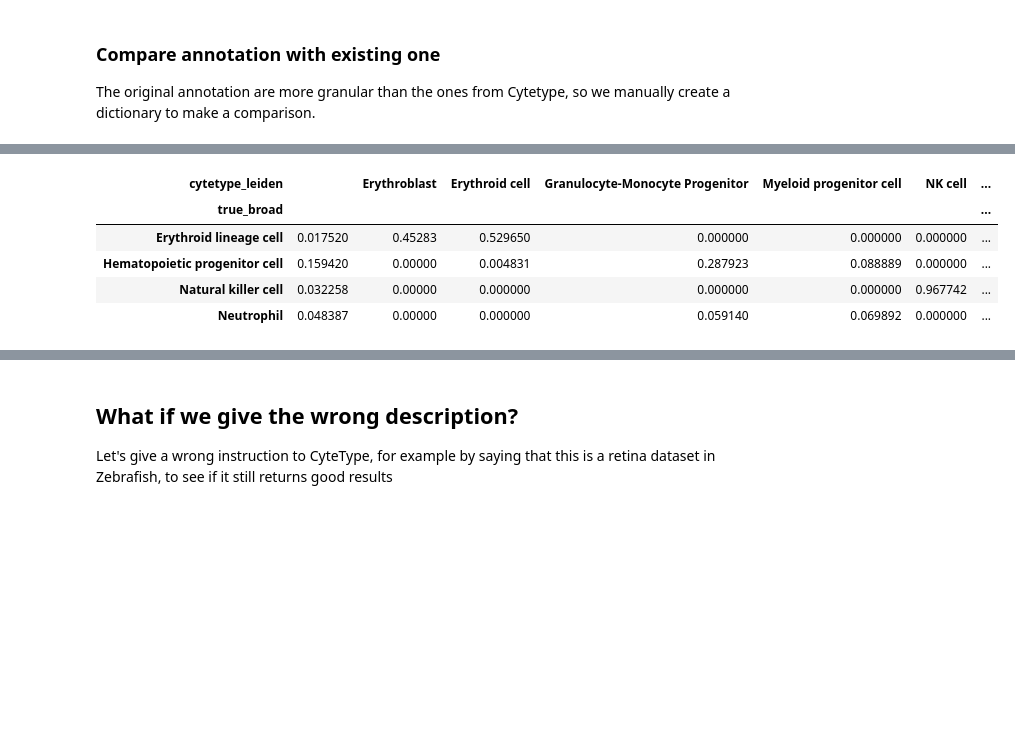
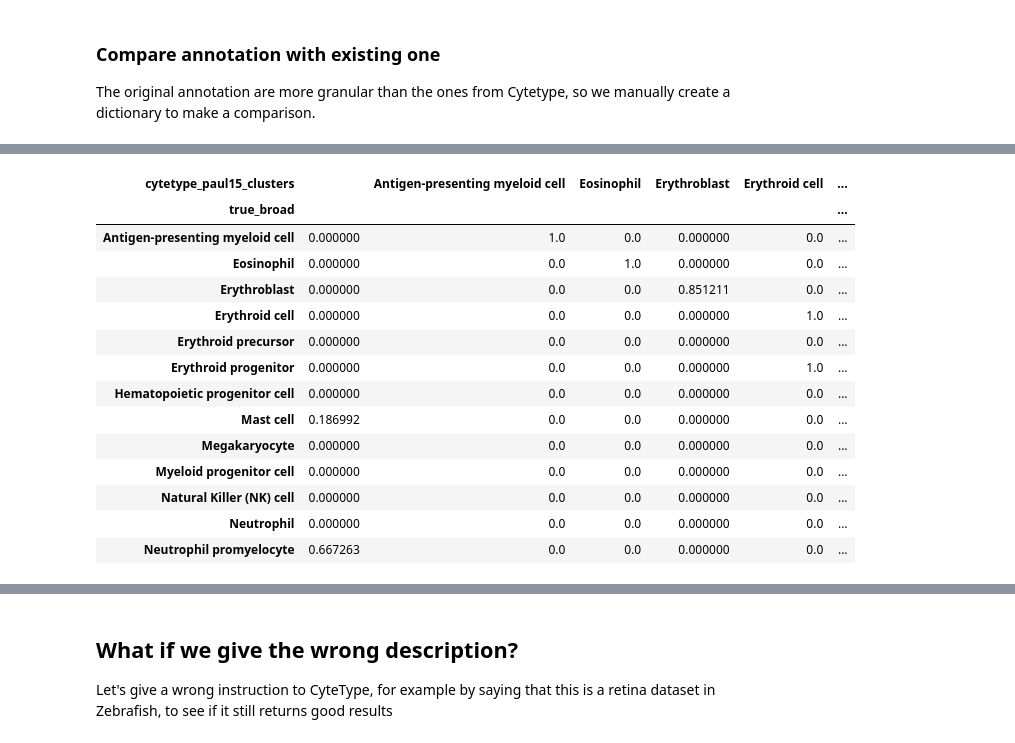
Before and after one commit to dalloliogm/cytetype_eval, a Jupyter notebook: cytetype exploration.ipynb, the cells around one changed output, grey strips where cells are left out. Drawn from its saved outputs; the diff is of its cells as text; code cells hidden in the pictures; blank space fills up the shorter version.

```diff
--- a/cytetype exploration.ipynb
+++ b/cytetype exploration.ipynb
@@ -181,22 +179,27 @@ Categories (19, object): ['1Ery', '2Ery', '3Ery', '4Ery', ..., '16Neu', '17Neu',
 # %%
 label_map = {
-    '1Ery': 'Erythroid lineage cell',
-    '2Ery': 'Erythroid lineage cell',
-    '3Ery': 'Erythroid lineage cell',
-    '4Ery': 'Erythroid lineage cell',
-    '5MEP': 'Hematopoietic progenitor cell',
-    '6MEP': 'Hematopoietic progenitor cell',
-    '7MEP': 'Hematopoietic progenitor cell',
-    '8GMP': 'Hematopoietic progenitor cell',
-    '9DC': 'Hematopoietic progenitor cell',
-    '10Baso': 'Hematopoietic progenitor cell',
-    '11Mo': 'Hematopoietic progenitor cell',
-    '12Mo': 'Hematopoietic progenitor cell',
-    '13Baso': 'Hematopoietic progenitor cell',
-    '14Mo': 'Hematopoietic progenitor cell',
-    '15Mo': 'Hematopoietic progenitor cell',
+    '1Ery': 'Erythroblast',
+    '2Ery': 'Erythroid precursor',
+    '3Ery': 'Erythroblast',
+    '4Ery': 'Erythroid precursor',
+    '5Ery': 'Erythroid cell',
+    '6Ery': 'Erythroid progenitor',
+
+    '7MEP': 'Myeloid progenitor cell',
+    '8Mk': 'Megakaryocyte',
+    '9GMP': 'Hematopoietic progenitor cell',
+    '10GMP': 'Hematopoietic progenitor cell',
+
+    '11DC': 'Antigen-presenting myeloid cell',
+    '12Baso': 'Mast cell',
+    '13Baso': 'Mast cell',
+
+    '14Mo': 'Neutrophil promyelocyte',
+    '15Mo': 'Neutrophil promyelocyte',
+
     '16Neu': 'Neutrophil',
     '17Neu': 'Neutrophil',
-    '18Eos': 'Hematopoietic progenitor cell',
-    '19Lymph': 'Natural killer cell'  # could be NK/T-cell; best-effort match
+
+    '18Eos': 'Eosinophil',
+    '19Lymph': 'Natural Killer (NK) cell'
 }
@@ -203,12 +222,22 @@ label_map = {
 # %%
 adata.obs["true_broad"] = adata.obs["paul15_clusters"].map(label_map)
 
-pd.crosstab(adata.obs["true_broad"], adata.obs["cytetype_leiden"], normalize='index')
+conf_mat = pd.crosstab(adata.obs["true_broad"], adata.obs["cytetype_paul15_clusters"], normalize='index')
+conf_mat
 # %% [output]
-| cytetype_leiden |  | Erythroblast | Erythroid cell | Granulocyte-Monocyte Progenitor | Myeloid progenitor cell | NK cell | ... |
-| true_broad |  |  |  |  |  |  | ... |
-| Erythroid lineage cell | 0.017520 | 0.45283 | 0.529650 | 0.000000 | 0.000000 | 0.000000 | ... |
-| Hematopoietic progenitor cell | 0.159420 | 0.00000 | 0.004831 | 0.287923 | 0.088889 | 0.000000 | ... |
-| Natural killer cell | 0.032258 | 0.00000 | 0.000000 | 0.000000 | 0.000000 | 0.967742 | ... |
-| Neutrophil | 0.048387 | 0.00000 | 0.000000 | 0.059140 | 0.069892 | 0.000000 | ... |
+| cytetype_paul15_clusters |  | Antigen-presenting myeloid cell | Eosinophil | Erythroblast | Erythroid cell | ... |
+| true_broad |  |  |  |  |  | ... |
+| Antigen-presenting myeloid cell | 0.000000 | 1.0 | 0.0 | 0.000000 | 0.0 | ... |
+| Eosinophil | 0.000000 | 0.0 | 1.0 | 0.000000 | 0.0 | ... |
+| Erythroblast | 0.000000 | 0.0 | 0.0 | 0.851211 | 0.0 | ... |
+| Erythroid cell | 0.000000 | 0.0 | 0.0 | 0.000000 | 1.0 | ... |
+| Erythroid precursor | 0.000000 | 0.0 | 0.0 | 0.000000 | 0.0 | ... |
+| Erythroid progenitor | 0.000000 | 0.0 | 0.0 | 0.000000 | 1.0 | ... |
+| Hematopoietic progenitor cell | 0.000000 | 0.0 | 0.0 | 0.000000 | 0.0 | ... |
+| Mast cell | 0.186992 | 0.0 | 0.0 | 0.000000 | 0.0 | ... |
+| Megakaryocyte | 0.000000 | 0.0 | 0.0 | 0.000000 | 0.0 | ... |
+| Myeloid progenitor cell | 0.000000 | 0.0 | 0.0 | 0.000000 | 0.0 | ... |
+| Natural Killer (NK) cell | 0.000000 | 0.0 | 0.0 | 0.000000 | 0.0 | ... |
+| Neutrophil | 0.000000 | 0.0 | 0.0 | 0.000000 | 0.0 | ... |
+| Neutrophil promyelocyte | 0.667263 | 0.0 | 0.0 | 0.000000 | 0.0 | ... |
 # %%
```
Also changed, not shown: parts of 13 cells of this notebook, 1 other file.
